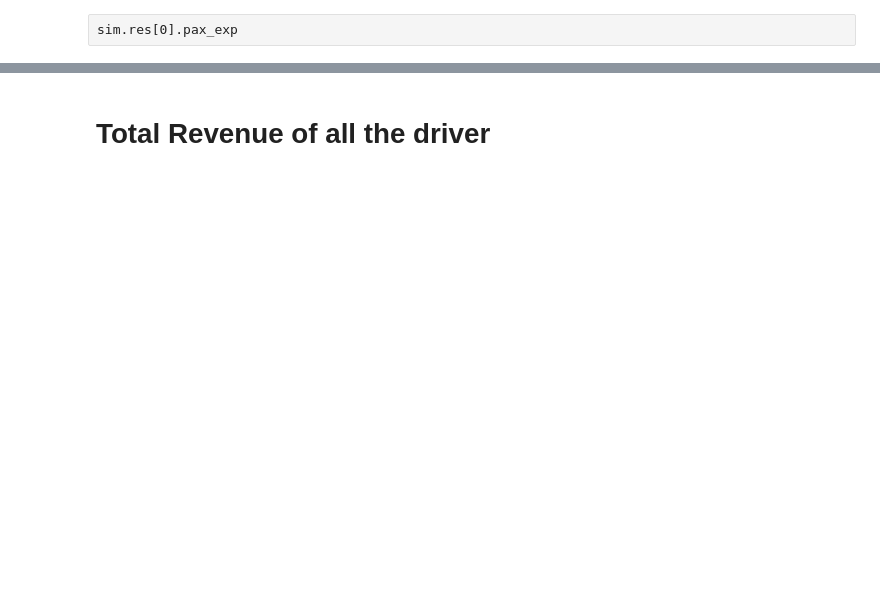
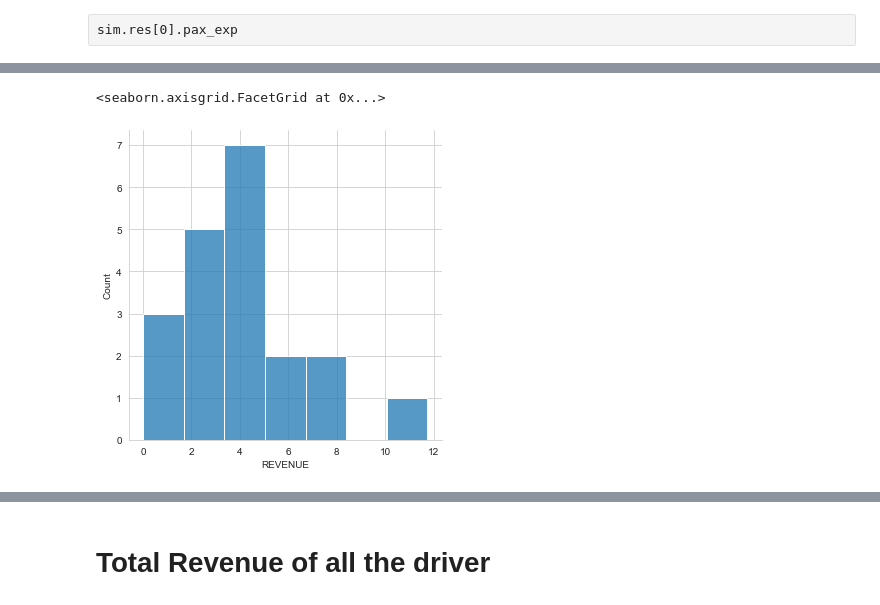
Before and after one commit to Jagiellonian-University/MaaSSim, a Jupyter notebook: docs/tutorials/Delft_Sim.ipynb, the cells around one changed output, grey strips where cells are left out. Cells and saved outputs as stored; diff of their text form; code cells hidden in the pictures; blank space fills up the shorter version.

```diff
--- a/docs/tutorials/Delft_Sim.ipynb
+++ b/docs/tutorials/Delft_Sim.ipynb
@@ -181,4 +181,4 @@ reduced by matching to:               22,462
 # %% [raw]
 sim.res[0].pax_exp
 # %%
-sim.res[0].veh_exp
+df = sim.res[0].veh_exp
@@ -194,3 +209,8 @@ sim.res[0].veh_exp
+# %%
+sns.displot(df.REVENUE)
+# %% [output]
+<seaborn.axisgrid.FacetGrid at 0x...>
+[figure, added]
 # %%
 sim.res[0].veh_exp['REVENUE'].to_list()
 # %% [output]
```
Also changed, not shown: parts of 23 cells of this notebook, 6 other files.
